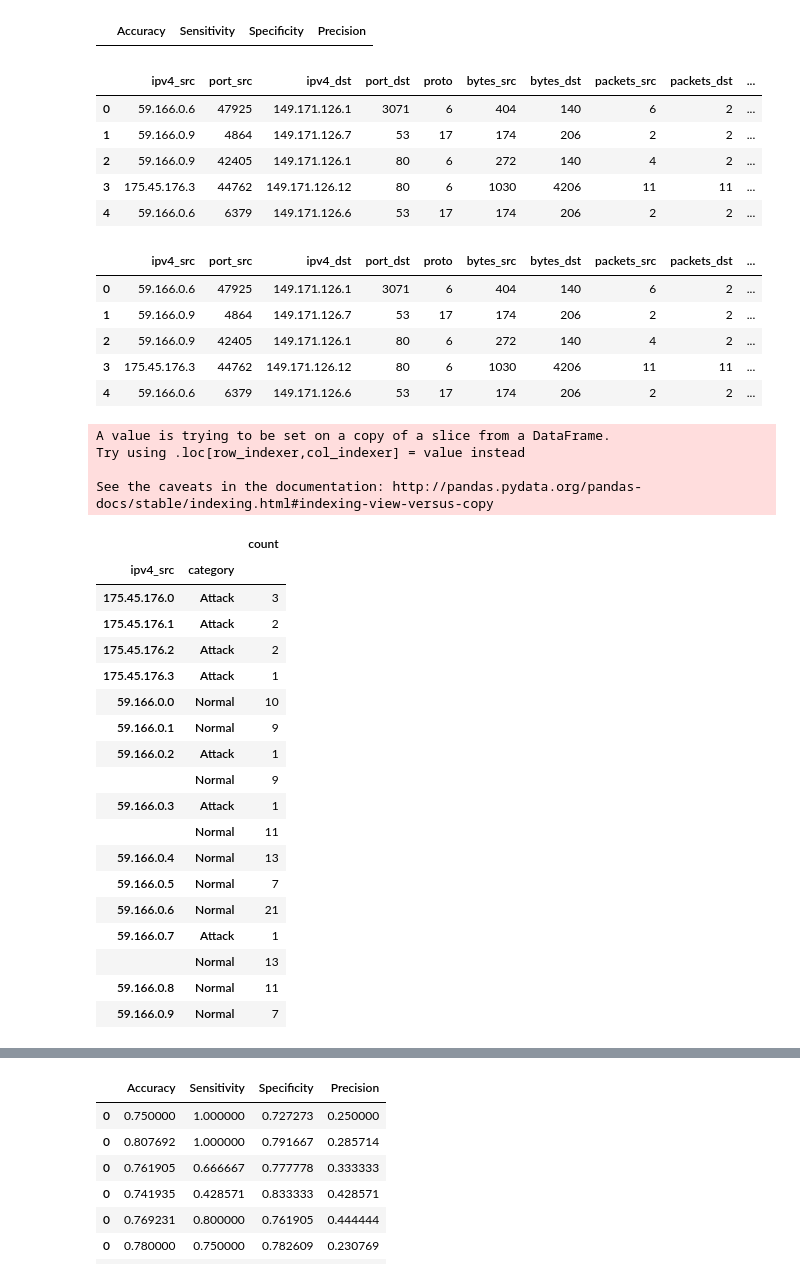
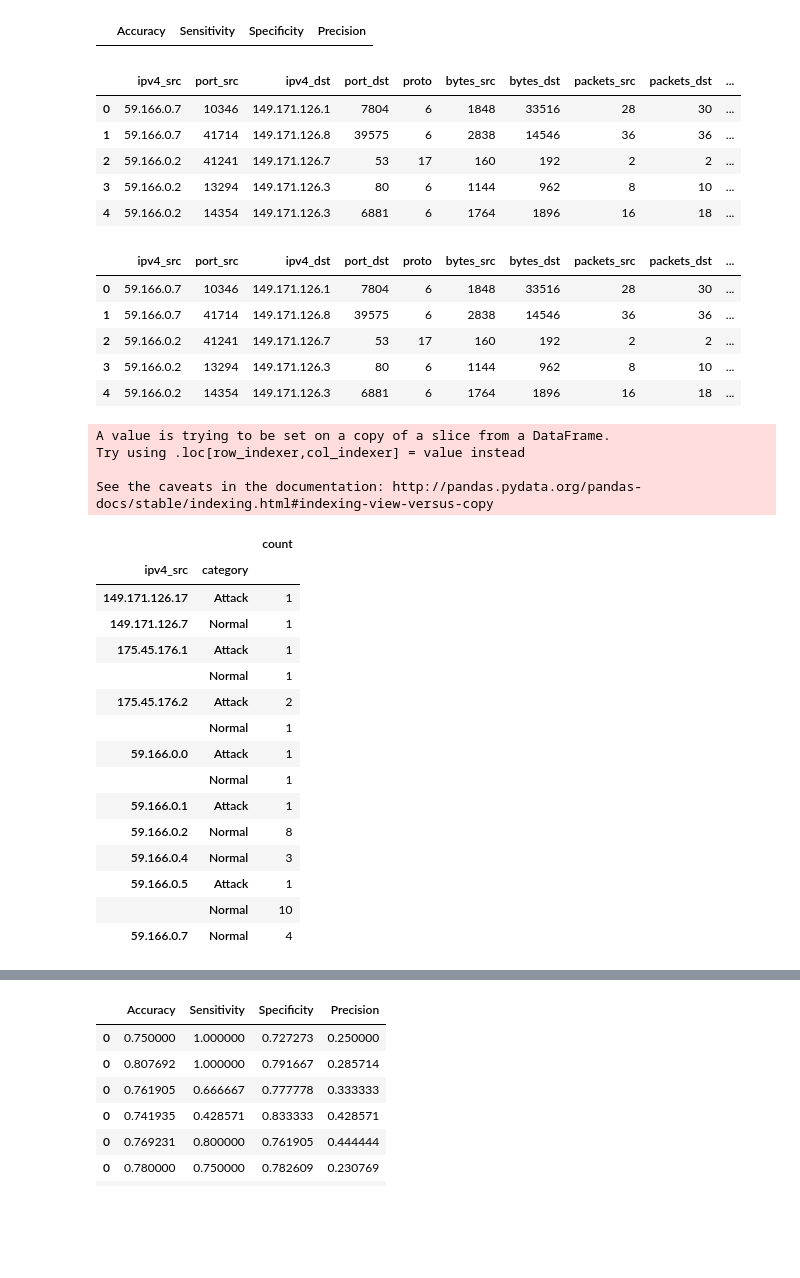
Before and after one commit to j05k0/DP_Security_improvements, a Jupyter notebook: jupyter_notebooks/Flows_dump_evaluation.ipynb, the cells around one changed output, grey strips where cells are left out. Cells and saved outputs as stored; diff of their text form; code cells hidden in the pictures; blank space fills up the shorter version.

```diff
--- a/jupyter_notebooks/Flows_dump_evaluation.ipynb
+++ b/jupyter_notebooks/Flows_dump_evaluation.ipynb
@@ -34,16 +34,16 @@ means
 # %% [output]
 |  | Accuracy | Sensitivity | Specificity | Precision |
 # %%
-flows = pd.read_csv('../results/flows_dump_part1_tmp.txt', delimiter=',')
+flows = pd.read_csv('../results/flows_dump_part1700-1702.txt', delimiter=',')
 flows['real_label'] = 0
 flows.head()
 # %% [output]
 |  | ipv4_src | port_src | ipv4_dst | port_dst | proto | bytes_src | bytes_dst | packets_src | packets_dst | ... |
-| 0 | 59.166.0.6 | 47925 | 149.171.126.1 | 3071 | 6 | 404 | 140 | 6 | 2 | ... |
-| 1 | 59.166.0.9 | 4864 | 149.171.126.7 | 53 | 17 | 174 | 206 | 2 | 2 | ... |
-| 2 | 59.166.0.9 | 42405 | 149.171.126.1 | 80 | 6 | 272 | 140 | 4 | 2 | ... |
-| 3 | 175.45.176.3 | 44762 | 149.171.126.12 | 80 | 6 | 1030 | 4206 | 11 | 11 | ... |
-| 4 | 59.166.0.6 | 6379 | 149.171.126.6 | 53 | 17 | 174 | 206 | 2 | 2 | ... |
+| 0 | 59.166.0.7 | 10346 | 149.171.126.1 | 7804 | 6 | 1848 | 33516 | 28 | 30 | ... |
+| 1 | 59.166.0.7 | 41714 | 149.171.126.8 | 39575 | 6 | 2838 | 14546 | 36 | 36 | ... |
+| 2 | 59.166.0.2 | 41241 | 149.171.126.7 | 53 | 17 | 160 | 192 | 2 | 2 | ... |
+| 3 | 59.166.0.2 | 13294 | 149.171.126.3 | 80 | 6 | 1144 | 962 | 8 | 10 | ... |
+| 4 | 59.166.0.2 | 14354 | 149.171.126.3 | 6881 | 6 | 1764 | 1896 | 16 | 18 | ... |
 # %%
 flows[['ipv4_src', 'port_src', 'ipv4_dst', 'port_dst']] = flows[['ipv4_src', 'port_src', 'ipv4_dst', 'port_dst']].astype(str)
 # %%
@@ -66,11 +66,11 @@ flows['real_label'] = flows.apply(lambda row: get_real_labels(row['ipv4_src'], r
 flows.head()
 # %% [output]
 |  | ipv4_src | port_src | ipv4_dst | port_dst | proto | bytes_src | bytes_dst | packets_src | packets_dst | ... |
-| 0 | 59.166.0.6 | 47925 | 149.171.126.1 | 3071 | 6 | 404 | 140 | 6 | 2 | ... |
-| 1 | 59.166.0.9 | 4864 | 149.171.126.7 | 53 | 17 | 174 | 206 | 2 | 2 | ... |
-| 2 | 59.166.0.9 | 42405 | 149.171.126.1 | 80 | 6 | 272 | 140 | 4 | 2 | ... |
-| 3 | 175.45.176.3 | 44762 | 149.171.126.12 | 80 | 6 | 1030 | 4206 | 11 | 11 | ... |
-| 4 | 59.166.0.6 | 6379 | 149.171.126.6 | 53 | 17 | 174 | 206 | 2 | 2 | ... |
+| 0 | 59.166.0.7 | 10346 | 149.171.126.1 | 7804 | 6 | 1848 | 33516 | 28 | 30 | ... |
+| 1 | 59.166.0.7 | 41714 | 149.171.126.8 | 39575 | 6 | 2838 | 14546 | 36 | 36 | ... |
+| 2 | 59.166.0.2 | 41241 | 149.171.126.7 | 53 | 17 | 160 | 192 | 2 | 2 | ... |
+| 3 | 59.166.0.2 | 13294 | 149.171.126.3 | 80 | 6 | 1144 | 962 | 8 | 10 | ... |
+| 4 | 59.166.0.2 | 14354 | 149.171.126.3 | 6881 | 6 | 1764 | 1896 | 16 | 18 | ... |
 # %%
 gr_data = flows[['ipv4_src', 'category']]
 gr_data['count'] = 1
@@ -83,23 +83,20 @@ Try using .loc[row_indexer,col_indexer] = value instead
 See the caveats in the documentation: http://pandas.pydata.org/pandas-docs/stable/indexing.html#indexing-view-versus-copy
 |  |  | count |
 | ipv4_src | category |  |
-| 175.45.176.0 | Attack | 3 |
-| 175.45.176.1 | Attack | 2 |
+| 149.171.126.17 | Attack | 1 |
+| 149.171.126.7 | Normal | 1 |
+| 175.45.176.1 | Attack | 1 |
+|  | Normal | 1 |
 | 175.45.176.2 | Attack | 2 |
-| 175.45.176.3 | Attack | 1 |
-| 59.166.0.0 | Normal | 10 |
-| 59.166.0.1 | Normal | 9 |
-| 59.166.0.2 | Attack | 1 |
-|  | Normal | 9 |
-| 59.166.0.3 | Attack | 1 |
-|  | Normal | 11 |
-| 59.166.0.4 | Normal | 13 |
-| 59.166.0.5 | Normal | 7 |
-| 59.166.0.6 | Normal | 21 |
-| 59.166.0.7 | Attack | 1 |
-|  | Normal | 13 |
-| 59.166.0.8 | Normal | 11 |
-| 59.166.0.9 | Normal | 7 |
+|  | Normal | 1 |
+| 59.166.0.0 | Attack | 1 |
+|  | Normal | 1 |
+| 59.166.0.1 | Attack | 1 |
+| 59.166.0.2 | Normal | 8 |
+| 59.166.0.4 | Normal | 3 |
+| 59.166.0.5 | Attack | 1 |
+|  | Normal | 10 |
+| 59.166.0.7 | Normal | 4 |
 # %%
 evaluation = flows[['ipv4_src', 'category', 'real_label']]
 evaluation['ipv4_src'] = evaluation.apply(lambda row: 'Malicious user' if row['real_label'] == 1 else 'Normal user', axis=1)
```
Also changed, not shown: parts of 10 cells of this notebook, 4 other files.
